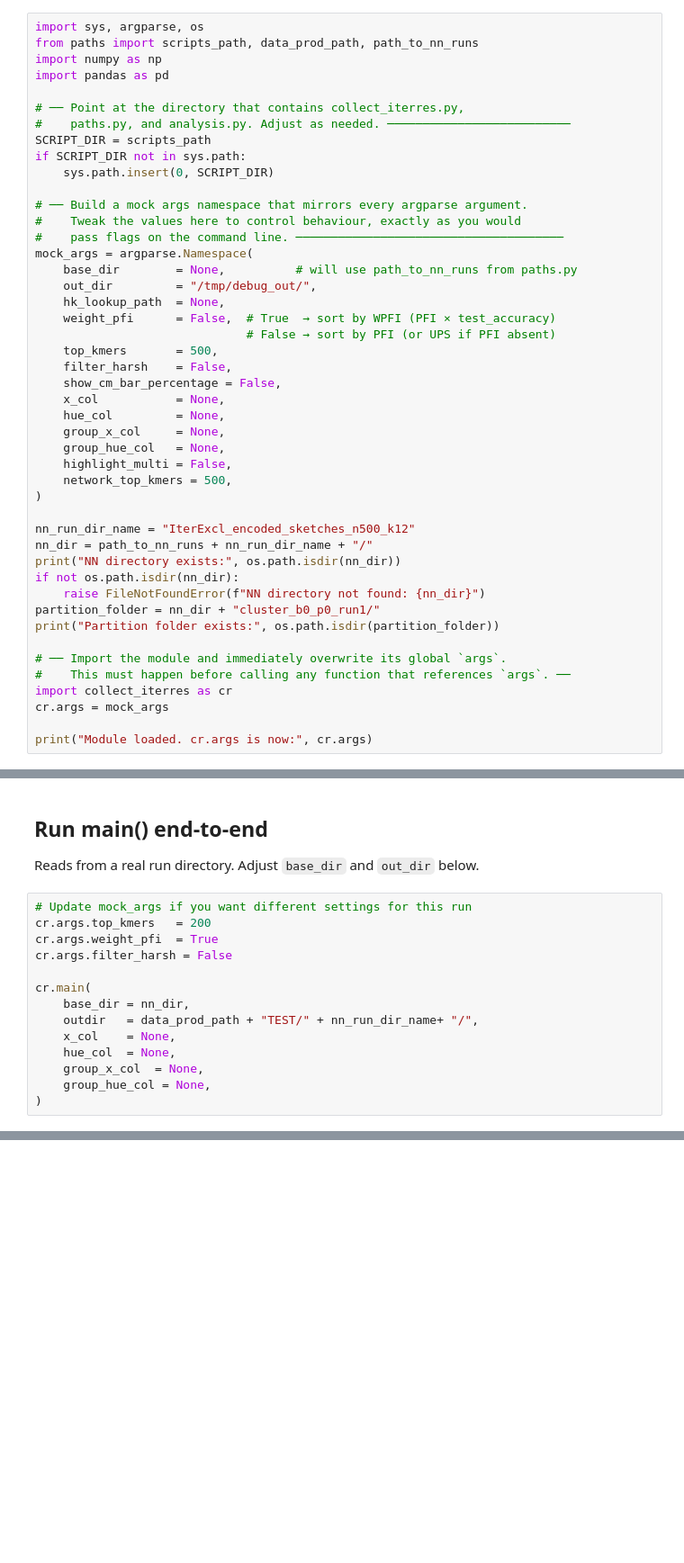
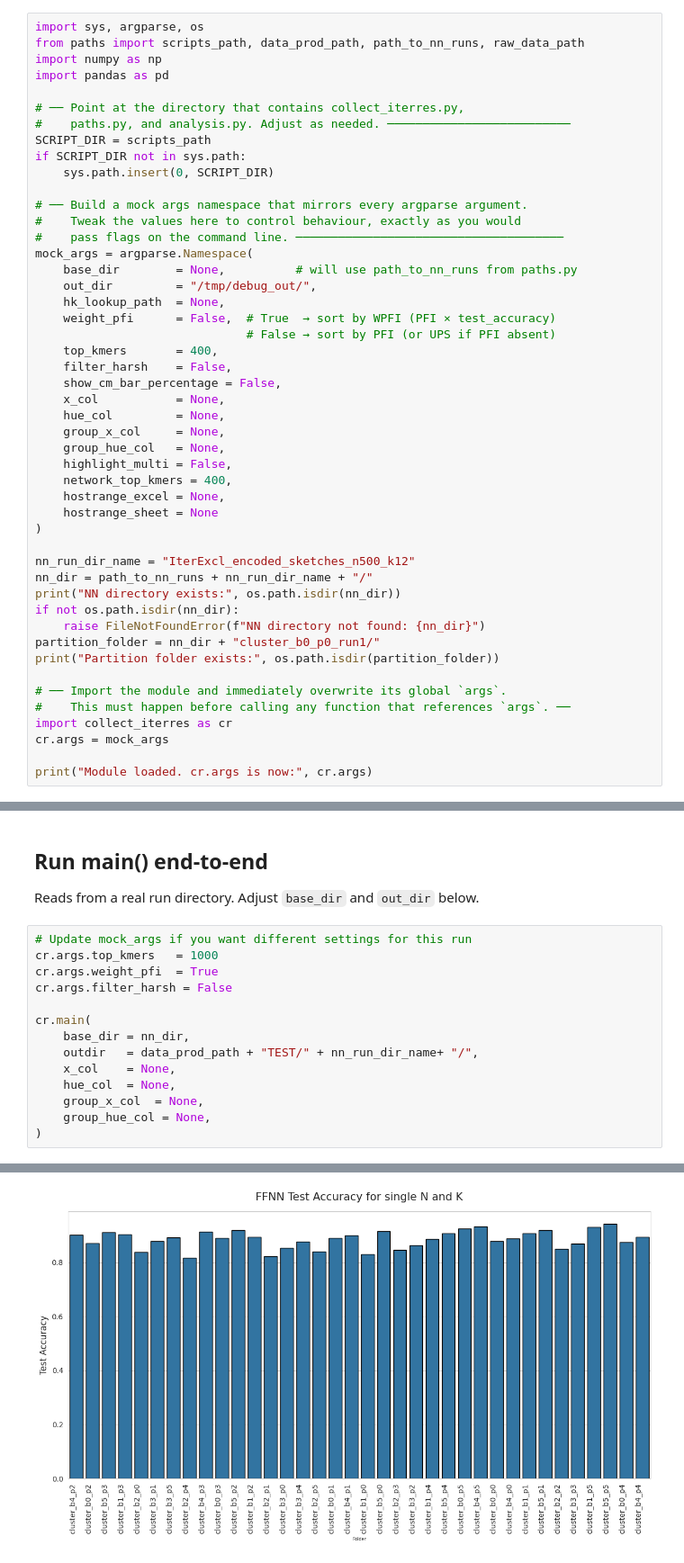
Before and after one commit to azzy72/PredictPhagePPI, a Jupyter notebook: notebooks/debug_collect_iterres.ipynb, the cells around one changed output, grey strips where cells are left out. Shown at 90% size. Drawn from its saved outputs; the diff is of its cells as text; blank space fills up the shorter version.

Commit message:
FFNN_postprocess succesfull apart from data2

```diff
--- a/notebooks/debug_collect_iterres.ipynb
+++ b/notebooks/debug_collect_iterres.ipynb
@@ -9,7 +9,7 @@ populated by `argparse`. In a notebook `parse_arguments()` would try to parse Ju
 kernel arguments and crash. The cell below injects a fake one instead.
 # %%
 import sys, argparse, os
-from paths import scripts_path, data_prod_path, path_to_nn_runs
+from paths import scripts_path, data_prod_path, path_to_nn_runs, raw_data_path
 import numpy as np
 import pandas as pd
 
@@ -28,7 +28,7 @@ mock_args = argparse.Namespace(
     hk_lookup_path  = None,
     weight_pfi      = False,  # True  → sort by WPFI (PFI × test_accuracy)
                               # False → sort by PFI (or UPS if PFI absent)
-    top_kmers       = 500,
+    top_kmers       = 400,
     filter_harsh    = False,
     show_cm_bar_percentage = False,
     x_col           = None,
@@ -36,7 +36,9 @@ mock_args = argparse.Namespace(
     group_x_col     = None,
     group_hue_col   = None,
     highlight_multi = False,
-    network_top_kmers = 500,
+    network_top_kmers = 400,
+    hostrange_excel = None,
+    hostrange_sheet = None
 )
 
 nn_run_dir_name = "IterExcl_encoded_sketches_n500_k12"
@@ -157,7 +250,7 @@ print("Gene plots saved.")
 Reads from a real run directory. Adjust `base_dir` and `out_dir` below.
 # %%
 # Update mock_args if you want different settings for this run
-cr.args.top_kmers   = 200
+cr.args.top_kmers   = 1000
 cr.args.weight_pfi  = True
 cr.args.filter_harsh = False
 
@@ -169,3 +262,4 @@ cr.main(
     group_x_col  = None,
     group_hue_col = None,
 )
+# %% [output]
@@ -171,0 +339 @@ cr.main(
+[figure, added]
```
Also changed, not shown: parts of 5 cells of this notebook, 4 other files.
